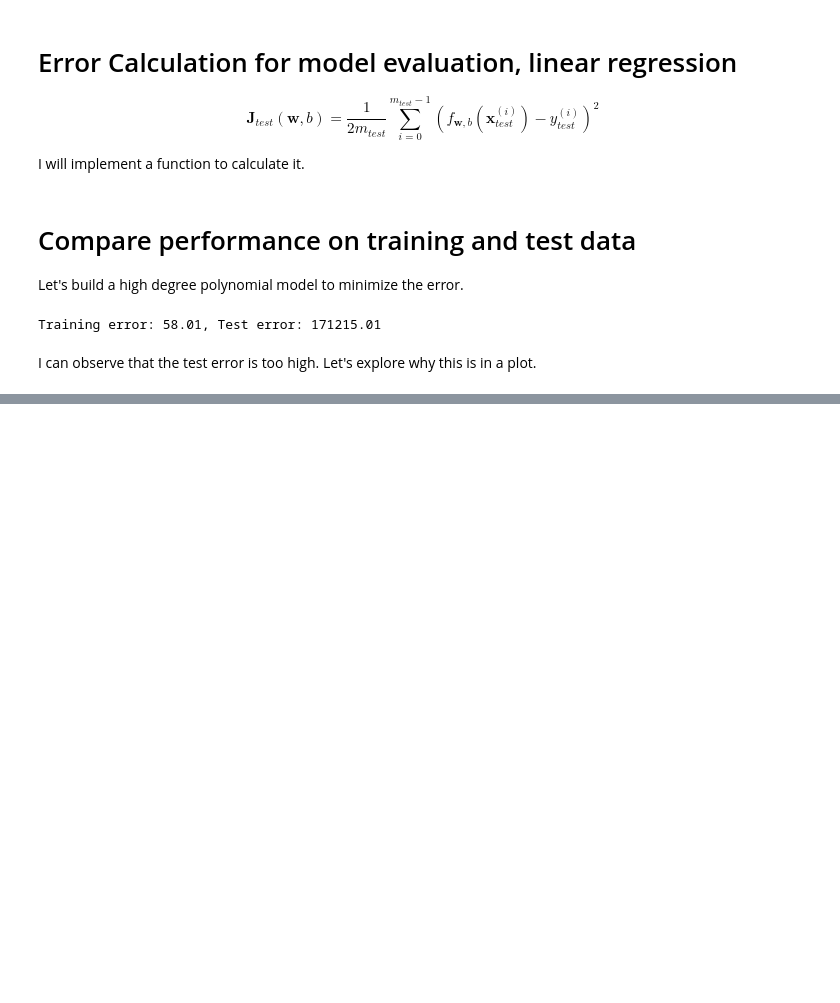
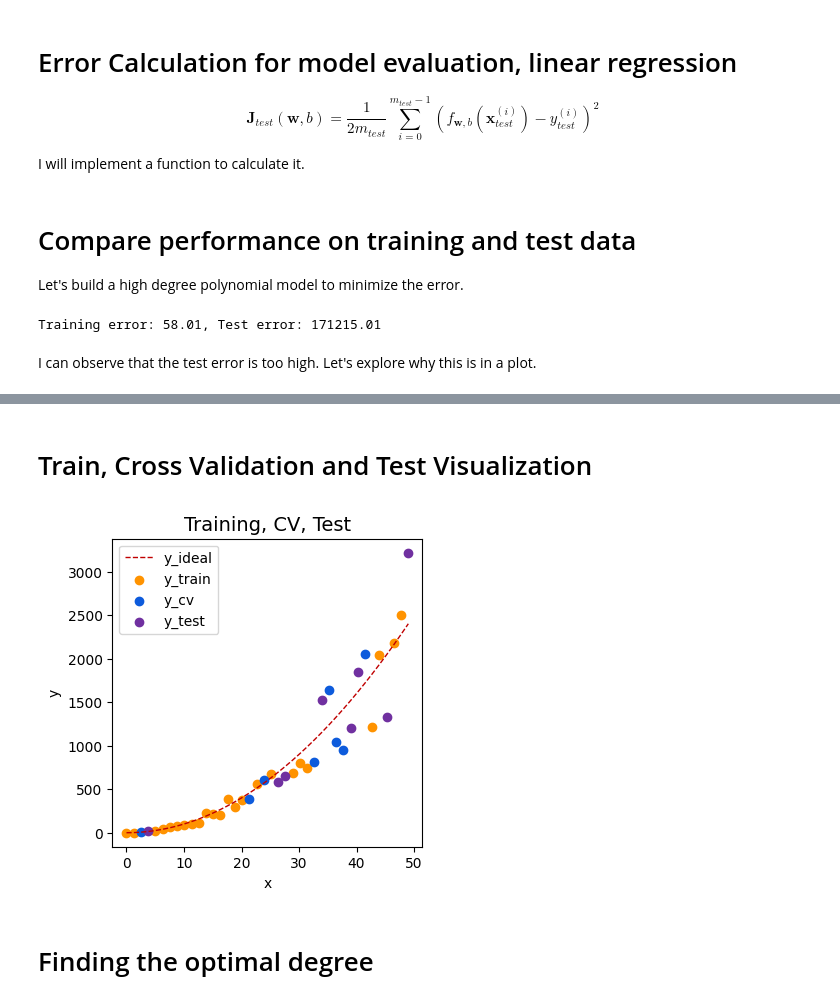
Before and after one commit to CarlosLizamaGarcia/DataScience, a Jupyter notebook: Course2/Advice_for_Applying_Machine_Learning.ipynb, the cells around one changed output, grey strips where cells are left out. Drawn from its saved outputs; the diff is of its cells as text; code cells hidden in the pictures; blank space fills up the shorter version.

```diff
--- a/Course2/Advice_for_Applying_Machine_Learning.ipynb
+++ b/Course2/Advice_for_Applying_Machine_Learning.ipynb
@@ -172,0 +180,14 @@ plt_train_test(X_train, y_train, X_test, y_test, x, y_pred, x_ideal, y_ideal, 10
+# %%
+# Generate data
+X, y, x_ideal, y_ideal = gen_data(40, 5, 0.7)
+print("X.shape", X.shape,"Y.shape", y.shape)
+
+# Split the data using sklearn routine
+X_train, X_, y_train, y_ = train_test_split(X, y, test_size=0.40, random_state=1)
+X_cv, X_test, y_cv, y_test = train_test_split(X_, y_, test_size=0.50, random_state=1)
+
+del X_, y_
+
+print("X_train.shape", X_train.shape, "y_train.shape", y_train.shape)
+print("X_cv.shape", X_cv.shape, "y_cv.shape", y_cv.shape)
+print("X_test.shape", X_test.shape, "y_test.shape", y_test.shape)
@@ -172,0 +203,18 @@ plt_train_test(X_train, y_train, X_test, y_test, x, y_pred, x_ideal, y_ideal, 10
+# %% [markdown]
+# Train, Cross Validation and Test Visualization
+# %%
+fig, ax = plt.subplots(1,1, figsize=(4,4))
+ax.plot(x_ideal, y_ideal, "--", color=dlc["dldarkred"], label="y_ideal", lw=1)
+ax.scatter(X_train, y_train, color=dlc["dlorange"], label="y_train")
+ax.scatter(X_cv, y_cv, color=dlc["dldarkblue"], label="y_cv")
+ax.scatter(X_test, y_test, color=dlc["dlpurple"], label="y_test")
+
+ax.set_title("Training, CV, Test", fontsize=14)
+ax.set_xlabel("x")
+ax.set_ylabel("y")
+ax.legend(loc='upper left')
+plt.show()
+# %% [output]
+[figure, added]
+# %% [markdown]
+# Finding the optimal degree
```
Also changed, not shown: parts of 6 cells of this notebook.
